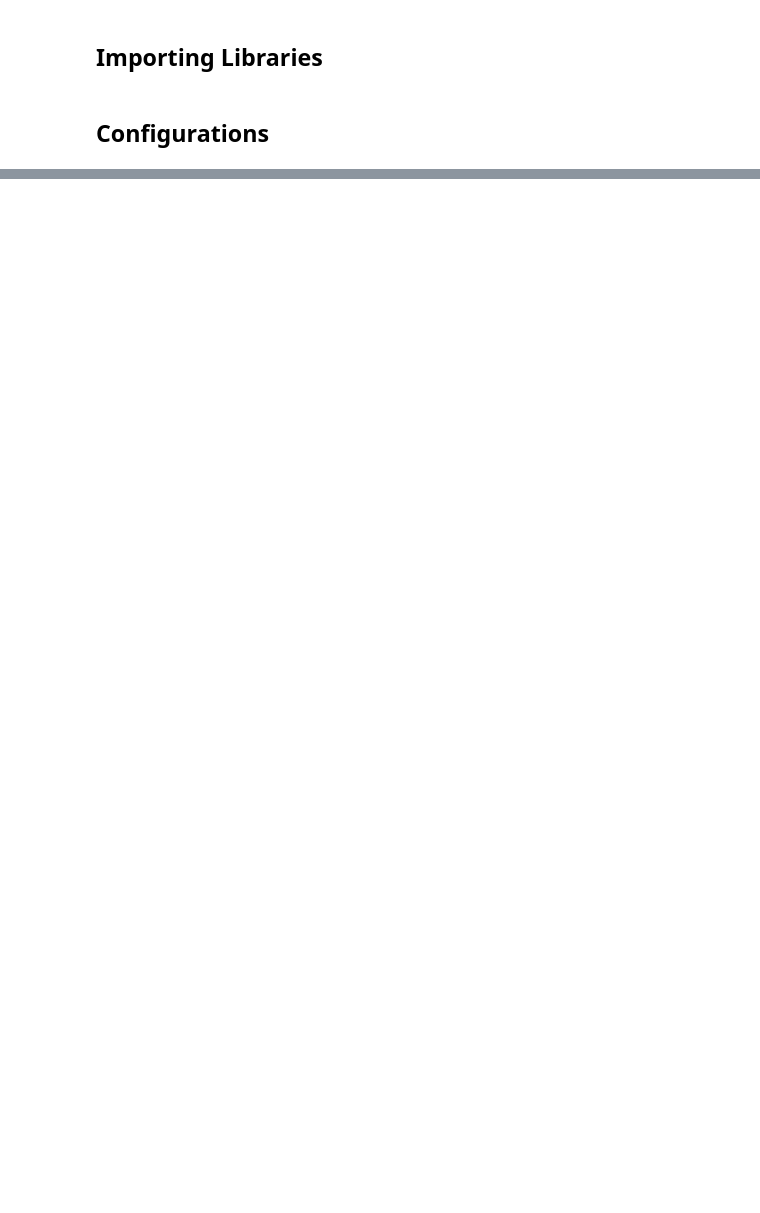
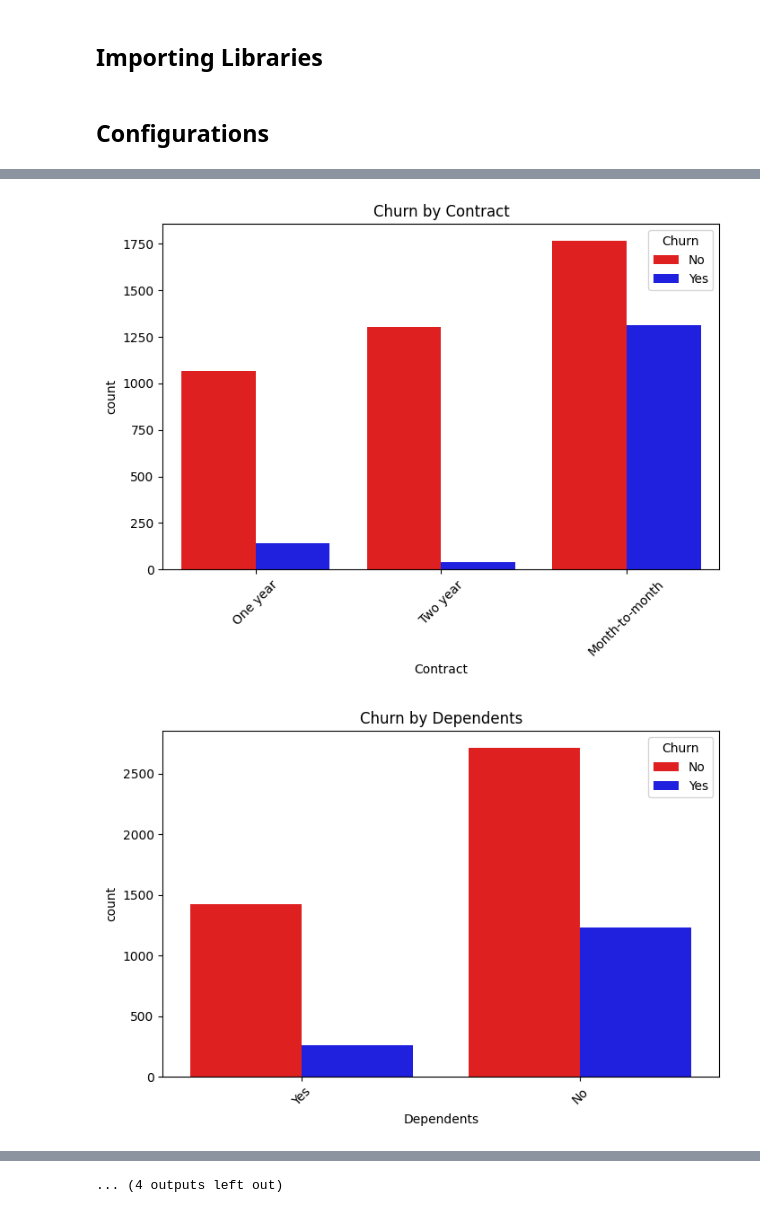
Before and after one commit to ansariafzal-ka/MLOPs-Churn-Prediction, a Jupyter notebook: api/src/notebooks/eda.ipynb, the cells around one changed output, grey strips where cells are left out. Drawn from its saved outputs; the diff is of its cells as text; code cells hidden in the pictures; blank space fills up the shorter version.

```diff
--- a/api/src/notebooks/eda.ipynb
+++ b/api/src/notebooks/eda.ipynb
@@ -36,0 +184,7 @@ Name: count, dtype: int64
+# %%
+# checking different values in categorical features
+for feature in categorical_features:
+    print('='*30)
+    print(df[feature].value_counts())
+
+print('='*30)
@@ -36,0 +209,15 @@ Name: count, dtype: int64
+# %%
+# helper function for checking the count of different categories by Churn
+def cat_churn_count(df, feature):
+    plt.figure(figsize=(8, 5))
+    sns.countplot(x=feature, hue='Churn', data=df, palette=['red', 'blue'])
+    plt.xticks(rotation=45)
+    plt.title(f'Churn by {feature}')
+    plt.show()
+# %%
+# checking the count of different categories by Churn
+for feature in categorical_features:
+    cat_churn_count(df, feature)
+# %% [output]
+[figure, added]
+[figure, added]
@@ -36,0 +234 @@ Name: count, dtype: int64
+... (4 outputs left out)
```
Also changed, not shown: parts of 28 cells of this notebook, 11 other files.
